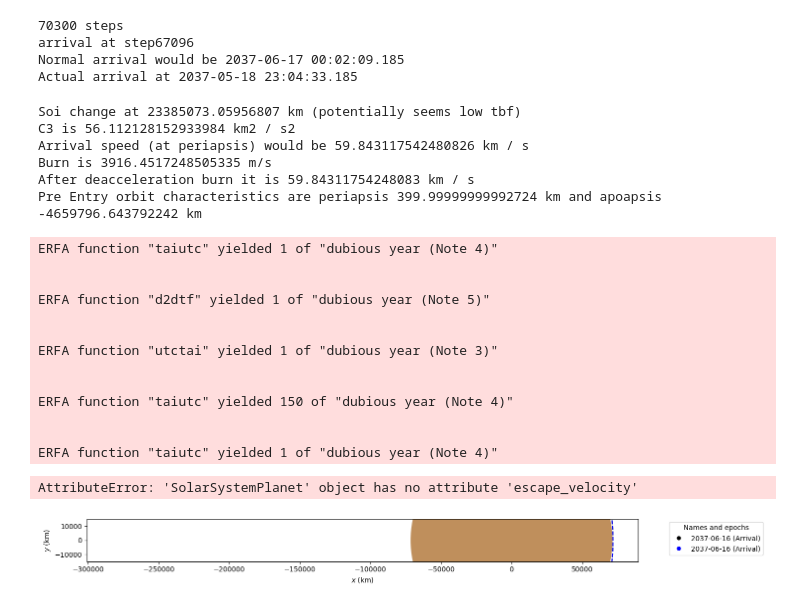
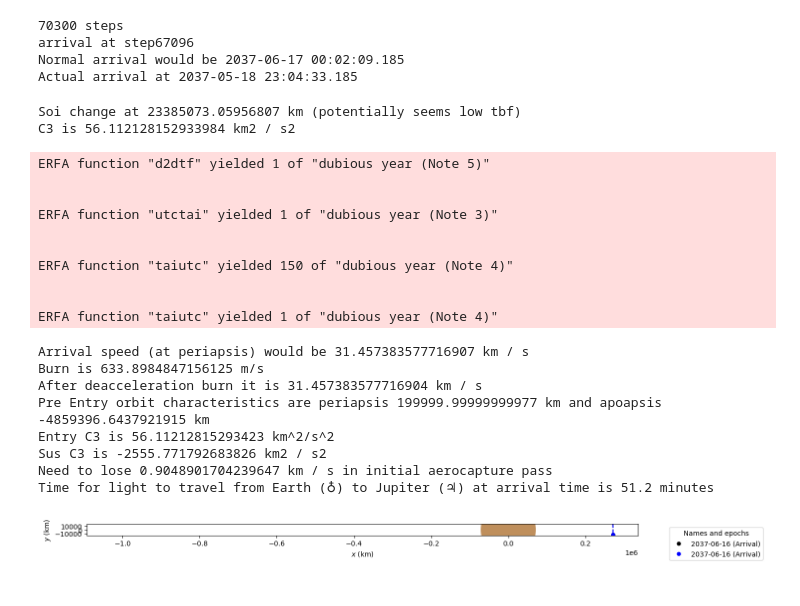
Before and after one commit to jackSN8/orbits.js, a Jupyter notebook: general_trajectory_plotting.ipynb, the cells around one changed output. Saved outputs shown, nothing was run; the diff lists cells and outputs as text; code cells hidden in the pictures.

```diff
--- a/general_trajectory_plotting.ipynb
+++ b/general_trajectory_plotting.ipynb
@@ -29,8 +29,8 @@ solar_system_ephemeris.set("jpl")
 # %%
 #starship specs
 isp = 380
-dry_mass = 220
-prop_mass = 1500 #tons
+dry_mass = 150
+prop_mass = 1600 #tons
 lmo_fuel = 250
 
 
@@ -289,7 +297,7 @@ print(f"C3 is {c3_a}")
 
 
 #C3 only orbit calc
-r_p = 400*u.km#arrival periapsis
+r_p = 200000*u.km#arrival periapsis
 a_exit = -(body_2.k / c3_a).to(u.km)
 ecc_exit = 1 - (r_p+body_2.R) / a_exit
 
@@ -369,47 +377,56 @@ print(f"Entry C3 is {post_burn_c3} km^2/s^2")
 print(f"Sus C3 is {sus_c3}")
 
 
-print(f"Need to lose {np.linalg.norm(post_burn_orbit_periapsis.v)-body_2.escape_velocity()} in initial aerocapture pass")
+# print(f"Need to lose {np.linalg.norm(post_burn_orbit_periapsis.v)-body_2.escape_velocity()} in initial aerocapture pass")
+
+
+# escape_at_alt = (2*body_2.k/(body_2.R+r_p))**0.5
+# print(escape_at_alt)
+
+
+print(f"Need to lose {np.linalg.norm(post_burn_orbit_periapsis.v)-body_2.escape_velocity_at_alt(r_p)} in initial aerocapture pass")
+
+
 
 print(f"Time for light to travel from {body_1} to {body_2} at arrival time is {planDist/(3*1e5*60):.1f} minutes")
 
 
 ####code below tries to calculate real orbit, but patched conics problems force a c3 only calculation orbit tbf
 
 # #grav_difference = Sun.mass/(np.linalg.norm(ss_final.r)**2)-Earth.mass/(np.linalg.norm(r_sc_arriv)**2)
 # print(grav_difference)
 
 # arrival_orbit = Orbit.from_vectors(Earth,r_sc_arriv,v_sc_arriv,epoch=date_arrival-offset_time)
 # #arrival_orbit = arrival_orbit.propagate(0.3*u.day)
 # print(arrival_orbit)
 # print(f"This orbit gets to within {arrival_orbit.r_p-Earth.R} of the surface of earth")
 # print(f"Earth position at {lowest_date}")
 
 # earth_plotter = StaticOrbitPlotter()
 
 # earth_plotter.plot(arrival_orbit, label="earth Arrival", color="k")
 # %% [output]
 Soi change at 23385073.05956807 km (potentially seems low tbf)
 C3 is 56.112128152933984 km2 / s2
-Arrival speed (at periapsis) would be 59.843117542480826 km / s
-Burn is 3916.4517248505335 m/s
-After deacceleration burn it is 59.84311754248083 km / s
-Pre Entry orbit characteristics are periapsis 399.99999999992724 km and apoapsis -4659796.643792242 km
-ERFA function "taiutc" yielded 1 of "dubious year (Note 4)"
-
-
 ERFA function "d2dtf" yielded 1 of "dubious year (Note 5)"
 
 
 ERFA function "utctai" yielded 1 of "dubious year (Note 3)"
 
 
 ERFA function "taiutc" yielded 150 of "dubious year (Note 4)"
 
 
 ERFA function "taiutc" yielded 1 of "dubious year (Note 4)"
-AttributeError: 'SolarSystemPlanet' object has no attribute 'escape_velocity'
+Arrival speed (at periapsis) would be 31.457383577716907 km / s
+Burn is 633.8984847156125 m/s
+After deacceleration burn it is 31.457383577716904 km / s
+Pre Entry orbit characteristics are periapsis 199999.99999999977 km and apoapsis -4859396.6437921915 km
+Entry C3 is 56.11212815293423 km^2/s^2
+Sus C3 is -2555.771792683826 km2 / s2
+Need to lose 0.9048901704239647 km / s in initial aerocapture pass
+Time for light to travel from Earth (♁) to Jupiter (♃) at arrival time is 51.2 minutes
-[figure, old version]
+[figure, new version]
 # %%
 # #for the optimized trajectory, re get the epherimis
 # date_launch = lowest_date
```
Also changed, not shown: parts of 5 cells of this notebook.
